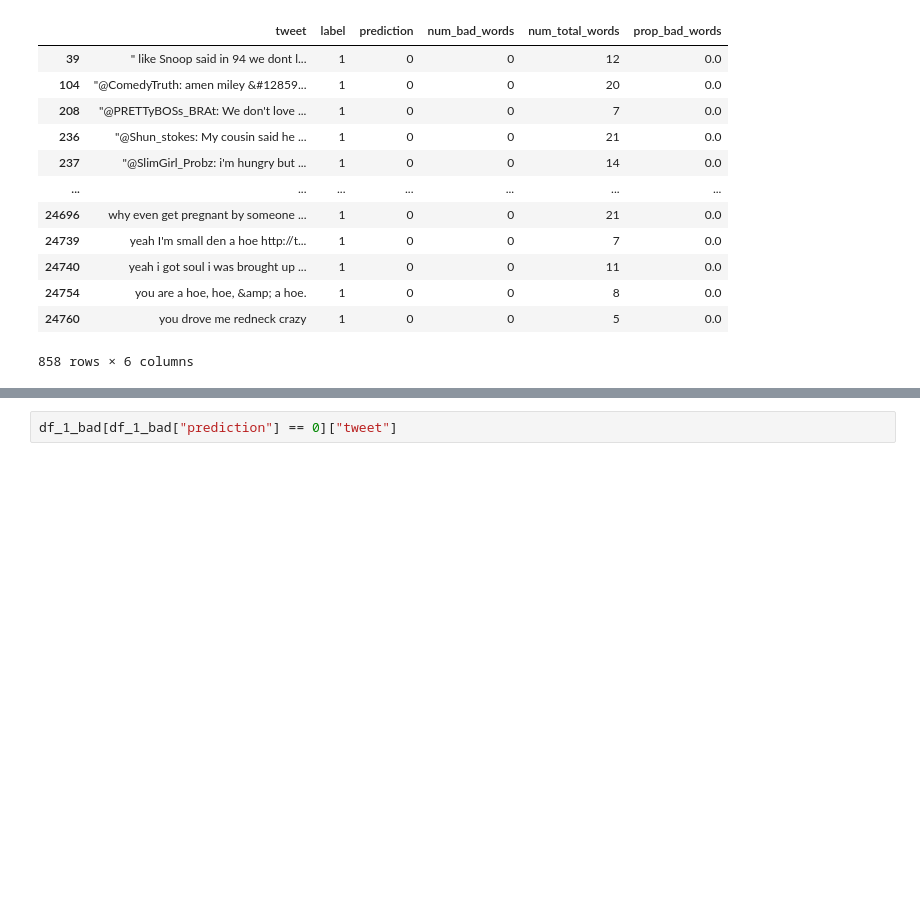
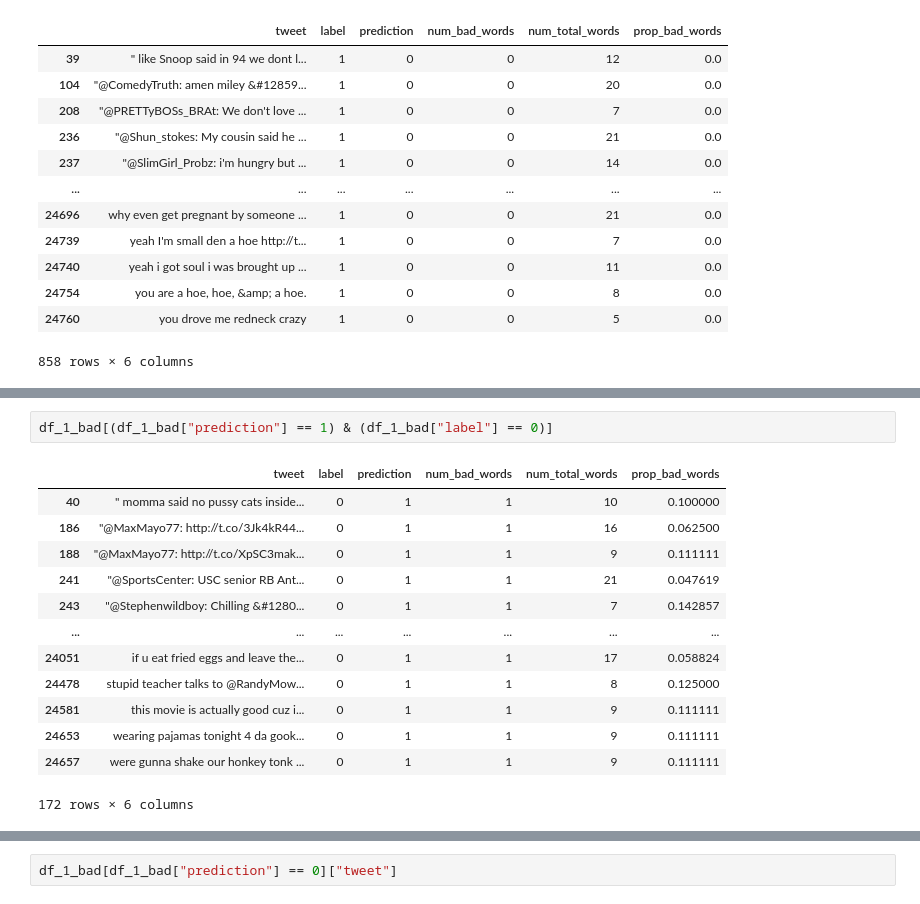
Before and after one commit to ellerywuyn/LEAR-lab, a Jupyter notebook: profanity_v3.ipynb, the cells around one changed output, grey strips where cells are left out. Drawn from its saved outputs; the diff is of its cells as text; blank space fills up the shorter version.

```diff
--- a/profanity_v3.ipynb
+++ b/profanity_v3.ipynb
@@ -234,0 +255,16 @@ df_0_bad[(df_0_bad["prediction"] == 0) & (df_0_bad["label"] == 1)]
+# %%
+df_1_bad[(df_1_bad["prediction"] == 1) & (df_1_bad["label"] == 0)]
+# %% [output]
+|  | tweet | label | prediction | num_bad_words | num_total_words | prop_bad_words |
+| 40 | " momma said no pussy cats inside... | 0 | 1 | 1 | 10 | 0.100000 |
+| 186 | "@MaxMayo77: http://t.co/3Jk4kR44... | 0 | 1 | 1 | 16 | 0.062500 |
+| 188 | "@MaxMayo77: http://t.co/XpSC3mak... | 0 | 1 | 1 | 9 | 0.111111 |
+| 241 | "@SportsCenter: USC senior RB Ant... | 0 | 1 | 1 | 21 | 0.047619 |
+| 243 | "@Stephenwildboy: Chilling &#1280... | 0 | 1 | 1 | 7 | 0.142857 |
+| ... | ... | ... | ... | ... | ... | ... |
+| 24051 | if u eat fried eggs and leave the... | 0 | 1 | 1 | 17 | 0.058824 |
+| 24478 | stupid teacher talks to @RandyMow... | 0 | 1 | 1 | 8 | 0.125000 |
+| 24581 | this movie is actually good cuz i... | 0 | 1 | 1 | 9 | 0.111111 |
+| 24653 | wearing pajamas tonight 4 da gook... | 0 | 1 | 1 | 9 | 0.111111 |
+| 24657 | were gunna shake our honkey tonk ... | 0 | 1 | 1 | 9 | 0.111111 |
+172 rows × 6 columns
```
Also changed, not shown: parts of 6 cells of this notebook.
